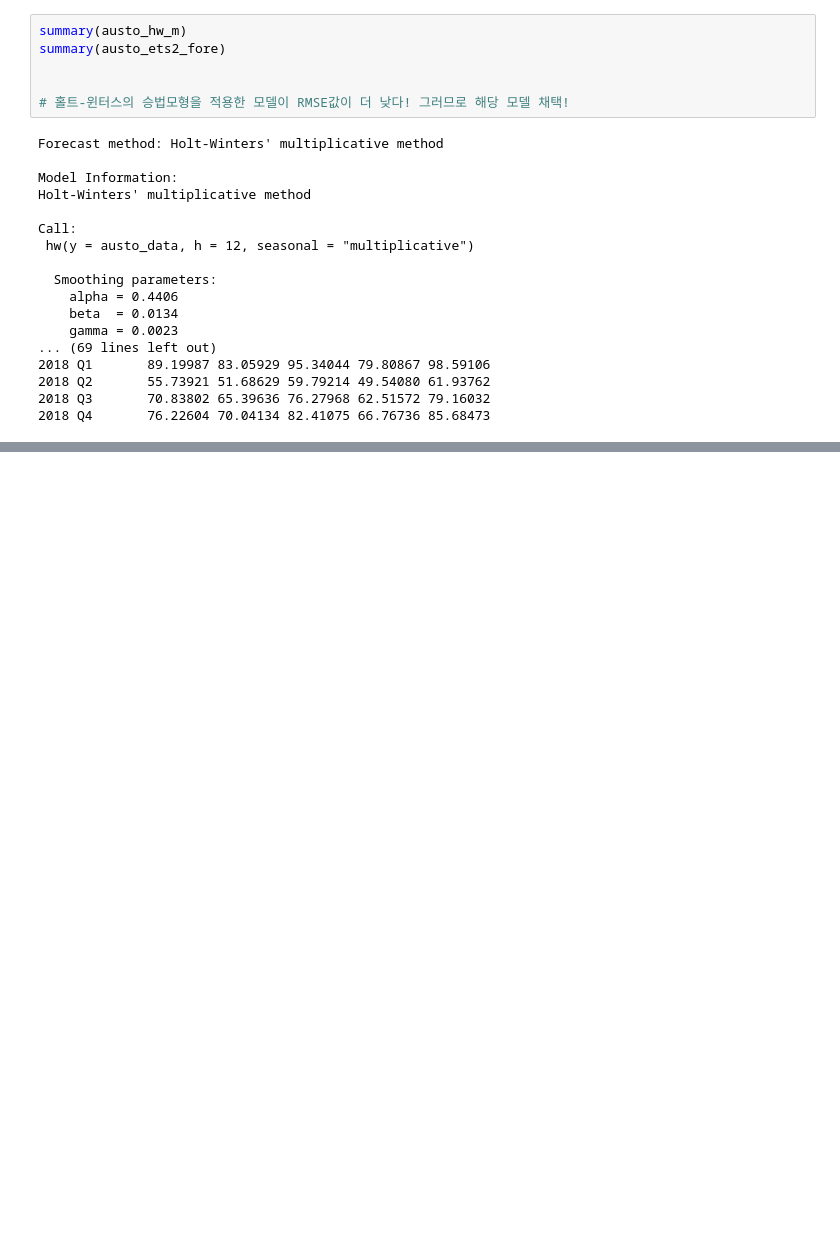
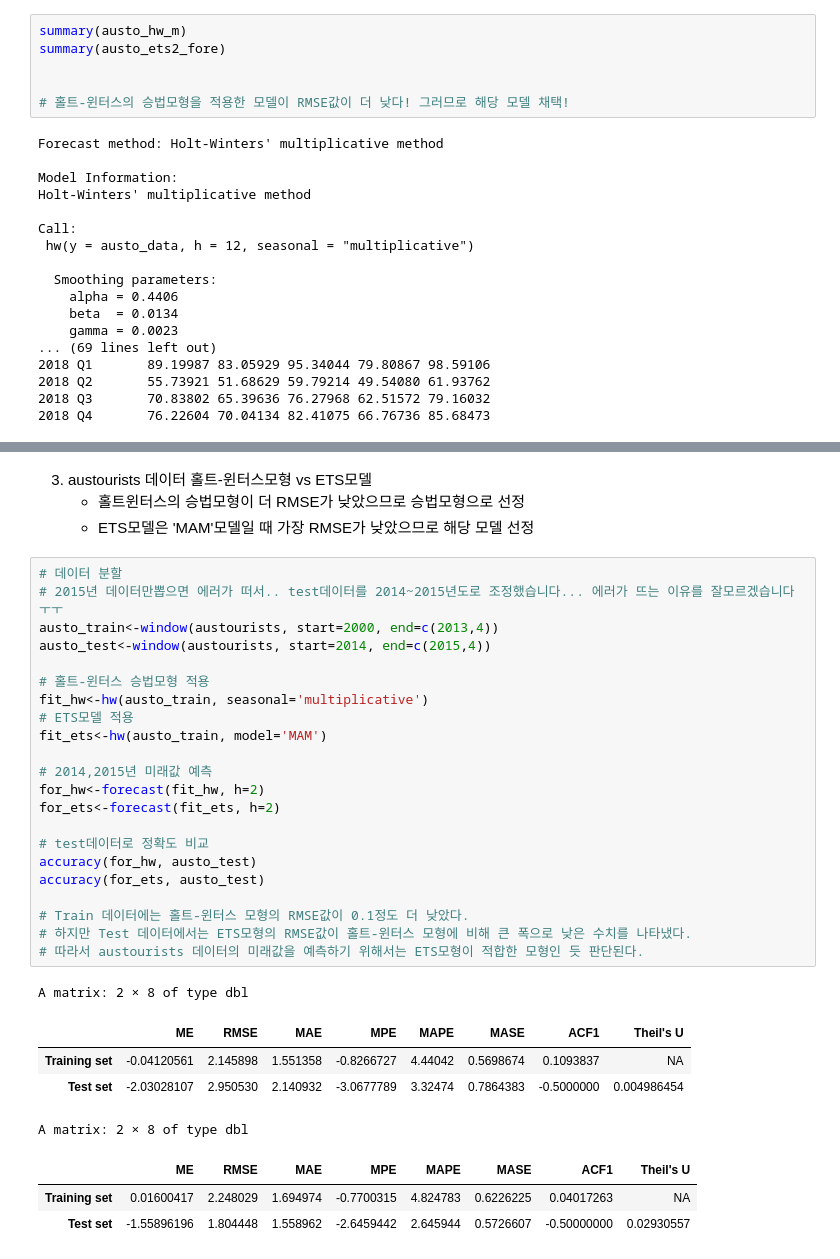
Before and after one commit to young-hun-jo/SCH_Univ_Course, a Jupyter notebook: Time_Series/time_series_DIY.ipynb, the cells around one changed output, grey strips where cells are left out. Saved outputs shown, nothing was run; the diff lists cells and outputs as text; blank space fills up the shorter version.

```diff
--- a/Time_Series/time_series_DIY.ipynb
+++ b/Time_Series/time_series_DIY.ipynb
@@ -504,0 +579,35 @@ Call:
+# %% [markdown]
+3. austourists 데이터 홀트-윈터스모형 vs ETS모델
+    * 홀트윈터스의 승법모형이 더 RMSE가 낮았으므로 승법모형으로 선정
+    * ETS모델은 'MAM'모델일 때 가장 RMSE가 낮았으므로 해당 모델 선정
+# %%
+# 데이터 분할
+# 2015년 데이터만뽑으면 에러가 떠서.. test데이터를 2014~2015년도로 조정했습니다... 에러가 뜨는 이유를 잘모르겠습니다 ㅜㅜ
+austo_train<-window(austourists, start=2000, end=c(2013,4))
+austo_test<-window(austourists, start=2014, end=c(2015,4))
+
+# 홀트-윈터스 승법모형 적용
+fit_hw<-hw(austo_train, seasonal='multiplicative')
+# ETS모델 적용
+fit_ets<-hw(austo_train, model='MAM')
+
+# 2014,2015년 미래값 예측
+for_hw<-forecast(fit_hw, h=2)
+for_ets<-forecast(fit_ets, h=2)
+
+# test데이터로 정확도 비교
+accuracy(for_hw, austo_test)
+accuracy(for_ets, austo_test)
+
+# Train 데이터에는 홀트-윈터스 모형의 RMSE값이 0.1정도 더 낮았다.
+# 하지만 Test 데이터에서는 ETS모형의 RMSE값이 홀트-윈터스 모형에 비해 큰 폭으로 낮은 수치를 나타냈다.
+# 따라서 austourists 데이터의 미래값을 예측하기 위해서는 ETS모형이 적합한 모형인 듯 판단된다.
+# %% [output]
+A matrix: 2 × 8 of type dbl
+|  | ME | RMSE | MAE | MPE | MAPE | MASE | ACF1 | Theil's U |
+| Training set | -0.04120561 | 2.145898 | 1.551358 | -0.8266727 | 4.44042 | 0.5698674 | 0.1093837 | NA |
+| Test set | -2.03028107 | 2.950530 | 2.140932 | -3.0677789 | 3.32474 | 0.7864383 | -0.5000000 | 0.004986454 |
+A matrix: 2 × 8 of type dbl
+|  | ME | RMSE | MAE | MPE | MAPE | MASE | ACF1 | Theil's U |
+| Training set | 0.01600417 | 2.248029 | 1.694974 | -0.7700315 | 4.824783 | 0.6226225 | 0.04017263 | NA |
+| Test set | -1.55896196 | 1.804448 | 1.558962 | -2.6459442 | 2.645944 | 0.5726607 | -0.50000000 | 0.02930557 |
```
Also changed, not shown: parts of 8 cells of this notebook.
